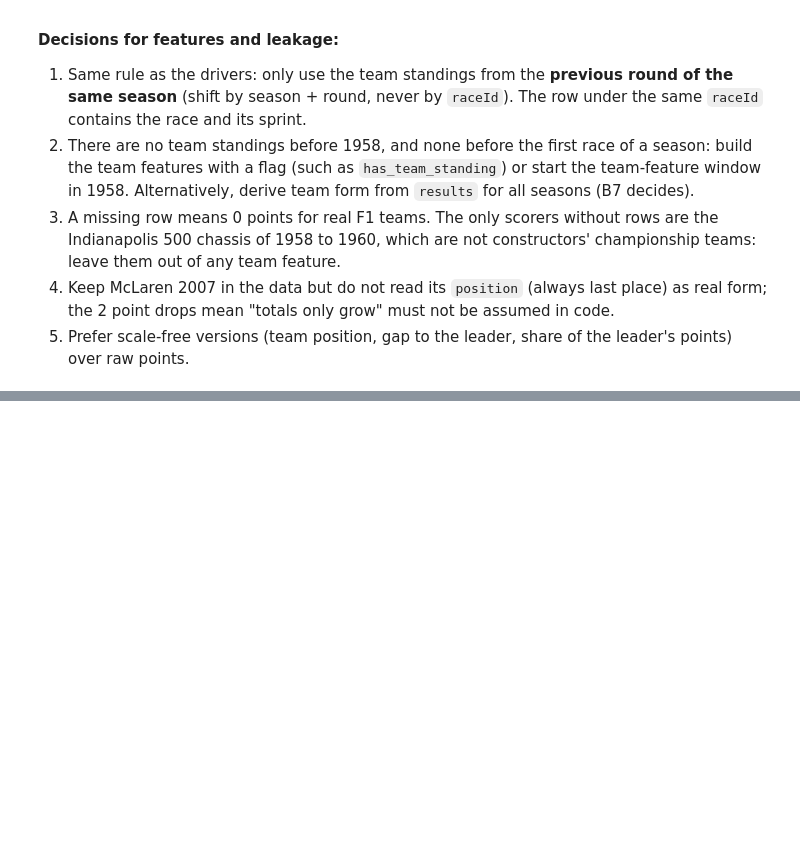
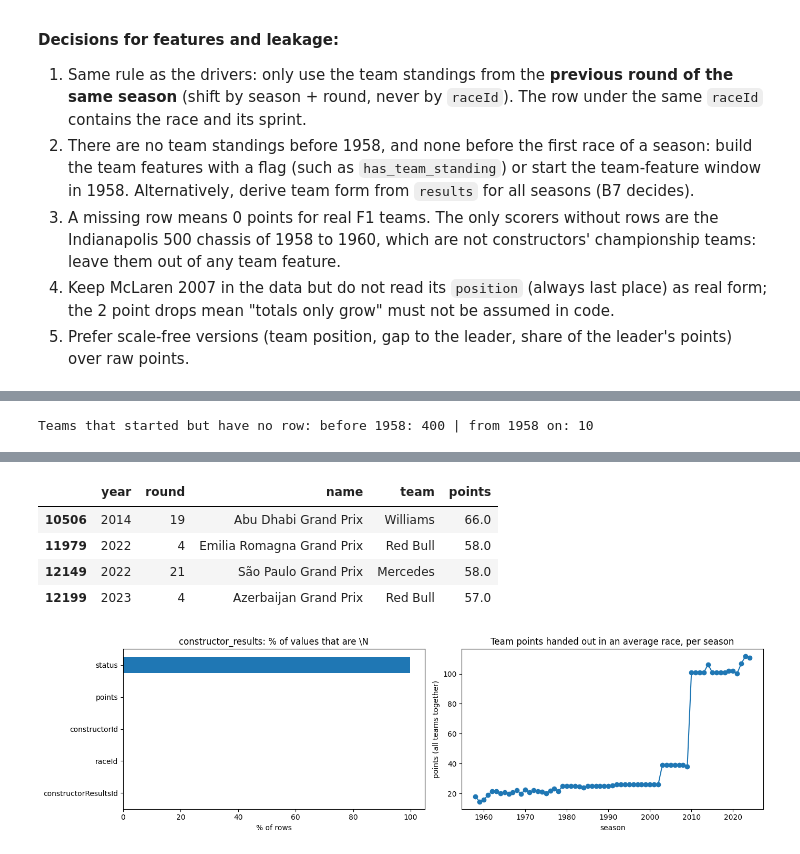
Before and after one commit to sal-tarek/ACL_F1_Predictions, a Jupyter notebook: sasa-dany-ms1-pre-cleaning.ipynb, the cells around one changed output, grey strips where cells are left out. Drawn from its saved outputs; the diff is of its cells as text; code cells hidden in the pictures; blank space fills up the shorter version.

Commit message:
B6: constructor_results - status only D for McLaren 2007, no rows before 1958 or for the 1958 Indy 500, 7 rows without a team start, points scale 16 to 107 per race

```diff
--- a/sasa-dany-ms1-pre-cleaning.ipynb
+++ b/sasa-dany-ms1-pre-cleaning.ipynb
@@ -2076,0 +2082,72 @@ Agreement by decade (%): {1950: 94.2, 1960: 93.1, 1970: 96.5, 1980: 100.0, 1990:
+# %%
+# ==========================================================================================
+# B6 · constructor_results: profile, coverage, how it matches results, the nearly empty status column, and points
+# ==========================================================================================
+
+# Why: constructor_results says how many points each team scored in each race. Before we use it (or decide not to, in B7),
+# we need to know what one row means, which races it covers, how it lines up with the results table, and what its odd columns hold.
+cr = as_num(raw["constructor_results"])      # exploring copy of constructor_results (raw stays untouched)
+cr["year"] = year_of(cr)                     # the season of each row
+cr = cr.merge(races[["raceId", "round", "name"]], on="raceId")      # add the round number and race name (copy)
+team = as_num(raw["constructors"]).set_index("constructorId").name  # team names, to read the results
+
+# ---------- 1. Profile card, keys and links ----------
+display(profile("constructor_results"))
+print(pk_check("constructor_results", ["constructorResultsId"]))        # the table's own id
+print(pk_check("constructor_results", ["raceId", "constructorId"]))     # one row per team per race? (the grain we need)
+print("constructorId values that are not in constructors:", len(set(cr.constructorId) - set(team.index)),
+      "| raceId values that are not in races:", len(set(cr.raceId) - set(races.raceId)))
+
+# ---------- 2. Coverage: which races have rows? ----------
+print("Seasons:", cr.year.min(), "to", cr.year.max(), "| races with rows:", cr.raceId.nunique(), "of", len(races))
+no_rows = races[~races.raceId.isin(cr.raceId)]
+print("Races with no rows:", len(no_rows), "| before 1958:", int((no_rows.year < 1958).sum()), "| from 1958 on:",
+      no_rows[no_rows.year >= 1958][["year", "name"]].values.tolist())
+rows_per_race = cr.groupby("raceId").size()
+print("Rows per race: min", rows_per_race.min(), "| median", int(rows_per_race.median()), "| max", rows_per_race.max(),
+      "| median by decade:", rows_per_race.groupby(rows_per_race.index.map(YEAR) // 10 * 10).median().astype(int).to_dict())
+
+# ---------- 3. How does it line up with the teams that actually started (results)? ----------
+team_entries = results[["raceId", "constructorId"]].astype(int).drop_duplicates()          # the teams that really started each race
+line_up = cr[["raceId", "constructorId"]].merge(team_entries.assign(started=1), on=["raceId", "constructorId"], how="outer", indicator=True)
+print("Team-races in both tables:", int((line_up._merge == "both").sum()), "| only in constructor_results:", int((line_up._merge == "left_only").sum()),
+      "| only in results:", int((line_up._merge == "right_only").sum()))
+only_cr = cr.merge(team_entries.assign(started=1), on=["raceId", "constructorId"], how="left")
+only_cr = only_cr[only_cr.started.isna()]                                                  # a row for a team that has no result row that race
+display(only_cr.assign(team=only_cr.constructorId.map(team))[["year", "round", "name", "team", "points"]])
+by_team_race = results[["raceId", "constructorId", "points", "positionOrder"]].astype({"raceId": int, "constructorId": int, "points": float, "positionOrder": int})
+by_team_race = by_team_race.groupby(["raceId", "constructorId"]).agg(points=("points", "sum"), best_finish=("positionOrder", "min"), cars=("points", "size")).reset_index()
+only_res = by_team_race.merge(cr[["raceId", "constructorId"]].assign(in_cr=1), on=["raceId", "constructorId"], how="left")
+only_res = only_res[only_res.in_cr.isna()].merge(races[["raceId", "year", "round", "name"]], on="raceId")      # a team that started but has no row
+print("Teams that started but have no row: before 1958:", int((only_res.year < 1958).sum()), "| from 1958 on:", int((only_res.year >= 1958).sum()))
+display(only_res[only_res.year >= 1958].assign(team=lambda d: d.constructorId.map(team))[["year", "round", "name", "team", "points", "best_finish", "cars"]])
+
+# ---------- 4. The status column ----------
+print("status values:", cr.status.value_counts(dropna=False).to_dict())
+flagged = cr[cr.status.notna()]
+print("Rows with a status:", len(flagged), "| teams and seasons:", flagged.assign(team=flagged.constructorId.map(team)).groupby(["team", "year"]).size().to_dict())
+excluded = as_num(raw["constructor_standings"])
+excluded = excluded[excluded.positionText == "E"]                                           # the excluded-team rows we found in B5
+print("The same team-races as the 'E' rows of constructor_standings:", set(zip(flagged.raceId, flagged.constructorId)) == set(zip(excluded.raceId, excluded.constructorId)),
+      "| points the team still scored:", flagged.points.sum())
+
+# ---------- 5. The points column ----------
+print("points range:", cr.points.min(), "to", cr.points.max(), "| negative:", int((cr.points < 0).sum()), "| rows with a decimal:", int((cr.points % 1 != 0).sum()),
+      "| decimal races:", cr[cr.points % 1 != 0].groupby(["year", "round"]).size().index.tolist())
+print("Rows with 0 points, by decade (%):", cr.groupby(cr.year // 10 * 10).points.apply(lambda s: round((s == 0).mean() * 100, 1)).to_dict())
+points_per_race = cr.groupby(["year", "raceId"]).points.sum()                              # all the team points handed out in one race
+print("Team points handed out per race, average by decade:", points_per_race.groupby(points_per_race.index.get_level_values(0) // 10 * 10).mean().round(0).astype(int).to_dict())
+display(cr.nlargest(4, "points").assign(team=lambda d: d.constructorId.map(team))[["year", "round", "name", "team", "points"]])
+
+# ---------- 6. Plots (saved for the report) ----------
+os.makedirs("figures", exist_ok=True)
+fig, ax = plt.subplots(1, 2, figsize=(14, 4))
+profile("constructor_results")["sentinel_%"].sort_values().plot.barh(ax=ax[0], title="constructor_results: % of values that are \\N")
+ax[0].set_xlabel("% of rows")
+points_per_race.groupby(level=0).mean().plot(ax=ax[1], marker="o", title="Team points handed out in an average race, per season")
+ax[1].set_xlabel("season")
+ax[1].set_ylabel("points (all teams together)")
+plt.tight_layout()
+plt.savefig("figures/B6_constructor_results.png", dpi=120, bbox_inches="tight")
+plt.show()
+# %% [output]
@@ -2076,0 +2175 @@ Agreement by decade (%): {1950: 94.2, 1960: 93.1, 1970: 96.5, 1980: 100.0, 1990:
+Teams that started but have no row: before 1958: 400 | from 1958 on: 10
@@ -2076,0 +2193,6 @@ Agreement by decade (%): {1950: 94.2, 1960: 93.1, 1970: 96.5, 1980: 100.0, 1990:
+|  | year | round | name | team | points |
+| 10506 | 2014 | 19 | Abu Dhabi Grand Prix | Williams | 66.0 |
+| 11979 | 2022 | 4 | Emilia Romagna Grand Prix | Red Bull | 58.0 |
+| 12149 | 2022 | 21 | São Paulo Grand Prix | Mercedes | 58.0 |
+| 12199 | 2023 | 4 | Azerbaijan Grand Prix | Red Bull | 57.0 |
+[figure, added]
```
Also changed, not shown: parts of 3 cells of this notebook.
